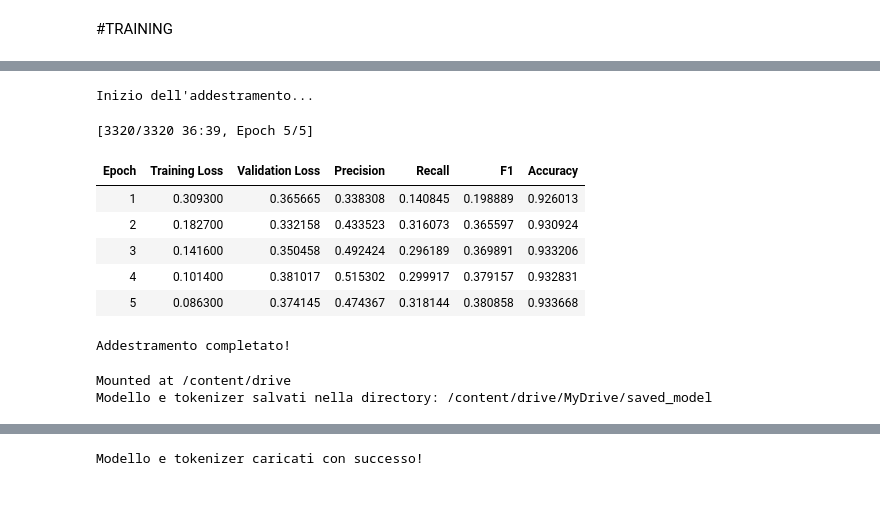
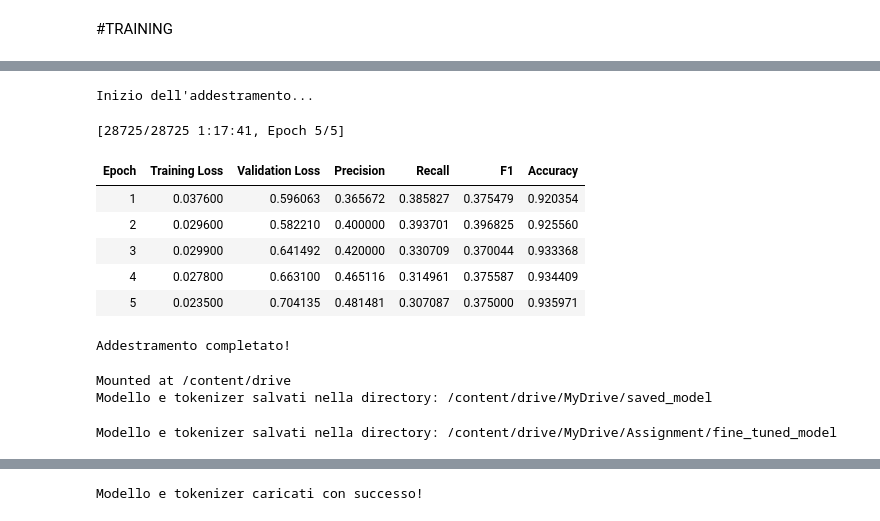
Before and after one commit to matdcp/Data-dreamers-, a Jupyter notebook: TRANSFORMER.ipynb, the cells around one changed output, grey strips where cells are left out. Drawn from its saved outputs; the diff is of its cells as text; code cells hidden in the pictures.

```diff
--- a/TRANSFORMER.ipynb
+++ b/TRANSFORMER.ipynb
@@ -286,7 +316,7 @@ See the caveats in the documentation: https://pandas.pydata.org/pandas-docs/stab
 #Dataset for Hugging Face
 # %%
 # Converto i DataFrame in Dataset di Hugging Face
-train_hf = Dataset.from_pandas(train_dataset)
+train_hf = Dataset.from_pandas(balanced_train_dataset)
 val_hf = Dataset.from_pandas(val_dataset)
 test_hf = Dataset.from_pandas(test_dataset)
 # %% [markdown]
@@ -308,27 +338,31 @@ Tokenizer caricato: distilbert-base-cased
 #Tokenization and labels allignment
 # %%
 def tokenize_and_align_labels(examples):
+    # Tokenizza il testo, specificando che è già suddiviso in parole
     tokenized_inputs = tokenizer(
         examples['id'],                # Testo da tokenizzare
         truncation=True,               # Tronca se necessario
         padding='max_length',          # Applica padding
         max_length=128,                # Lunghezza massima
-        return_offsets_mapping=True,   # Mappa gli offset per i token
-        is_split_into_words=False      # I token non sono pre-suddivisi
+        is_split_into_words=False       # Indica che il testo è già suddiviso in parole
     )
 
     labels = []
     for i, label in enumerate(examples['Label_ID']):
-        word_ids = tokenized_inputs.offset_mapping[i]
+        word_ids = tokenized_inputs.word_ids(batch_index=i)  # Ottieni il mapping parola-token
         aligned_labels = []
-        for idx, word_id in enumerate(word_ids):
-            if word_id is None or tokenized_inputs.input_ids[i][idx] == tokenizer.pad_token_id:
-                aligned_labels.append(-100)  # Ignora token speciali e padding
+        previous_word_idx = None
+        for word_idx in word_ids:
+            if word_idx is None:  # Token speciale o padding
+                aligned_labels.append(-100)
+            elif word_idx != previous_word_idx:
+                aligned_labels.append(label)  # Prima occorrenza della parola
             else:
-                aligned_labels.append(label)  # Usa l'etichetta originale
+                aligned_labels.append(-100)  # Ignora token subword
+            previous_word_idx = word_idx
         labels.append(aligned_labels)
 
-    tokenized_inputs.pop("offset_mapping")  # Rimuove offset_mapping
+    # Aggiungi le etichette ai token tokenizzati
     tokenized_inputs["labels"] = labels
     return tokenized_inputs
 # %%
@@ -421,18 +453,19 @@ Metriche configurate!
 # %%
 from transformers import TrainingArguments
 
+# Configura il Trainer
 training_args = TrainingArguments(
-    output_dir="./results",          # Directory di output per i risultati
-    num_train_epochs=5,              # Numero di epoche
-    per_device_train_batch_size=64,  # Batch size per l'addestramento
-    per_device_eval_batch_size=128,   # Batch size per la validazione
-    eval_strategy="epoch",     # Valutazione alla fine di ogni epoca
-    save_strategy="epoch",           # Salvataggio alla fine di ogni epoca
-    load_best_model_at_end=True,     # Carica il modello migliore alla fine
-    metric_for_best_model="f1",      # Utilizza F1 come metrica principale
-    report_to="none"                 # Disabilita Weights & Biases
+    output_dir="./results_biobert",
+    num_train_epochs=5,
+    per_device_train_batch_size=32,
+    per_device_eval_batch_size=64,
+    eval_strategy="epoch",
+    save_strategy="epoch",
+    load_best_model_at_end=True,
+    metric_for_best_model="f1",
+    logging_dir="./logs_biobert",
+    report_to="none"
 )
-
 print("Argomenti di addestramento configurati!")
 # %% [output]
 Argomenti di addestramento configurati!
@@ -494,17 +527,17 @@ Batch processato dal data collator:
 # %%
 # Avvia l'addestramento del modello
 print("Inizio dell'addestramento...")
-#trainer.train()
+trainer.train()
 print("Addestramento completato!")
 # %% [output]
 Inizio dell'addestramento...
-[3320/3320 36:39, Epoch 5/5]
+[28725/28725 1:17:41, Epoch 5/5]
 | Epoch | Training Loss | Validation Loss | Precision | Recall | F1 | Accuracy |
-| 1 | 0.309300 | 0.365665 | 0.338308 | 0.140845 | 0.198889 | 0.926013 |
-| 2 | 0.182700 | 0.332158 | 0.433523 | 0.316073 | 0.365597 | 0.930924 |
-| 3 | 0.141600 | 0.350458 | 0.492424 | 0.296189 | 0.369891 | 0.933206 |
-| 4 | 0.101400 | 0.381017 | 0.515302 | 0.299917 | 0.379157 | 0.932831 |
-| 5 | 0.086300 | 0.374145 | 0.474367 | 0.318144 | 0.380858 | 0.933668 |
+| 1 | 0.037600 | 0.596063 | 0.365672 | 0.385827 | 0.375479 | 0.920354 |
+| 2 | 0.029600 | 0.582210 | 0.400000 | 0.393701 | 0.396825 | 0.925560 |
+| 3 | 0.029900 | 0.641492 | 0.420000 | 0.330709 | 0.370044 | 0.933368 |
+| 4 | 0.027800 | 0.663100 | 0.465116 | 0.314961 | 0.375587 | 0.934409 |
+| 5 | 0.023500 | 0.704135 | 0.481481 | 0.307087 | 0.375000 | 0.935971 |
 Addestramento completato!
 # %%
 from google.colab import drive
@@ -524,3 +557,19 @@ print(f"Modello e tokenizer salvati nella directory: {save_directory}")
 # %% [output]
 Mounted at /content/drive
 Modello e tokenizer salvati nella directory: /content/drive/MyDrive/saved_model
+# %%
+import os
+
+save_directory = '/content/drive/MyDrive/Assignment/fine_tuned_model'
+
+# Crea la directory se non esiste
+if not os.path.exists(save_directory):
+    os.makedirs(save_directory)
+
+# Salva il modello e il tokenizer
+trainer.save_model(save_directory)
+tokenizer.save_pretrained(save_directory)
+
+print(f"Modello e tokenizer salvati nella directory: {save_directory}")
+# %% [output]
+Modello e tokenizer salvati nella directory: /content/drive/MyDrive/Assignment/fine_tuned_model
```
Also changed, not shown: parts of 22 cells of this notebook.
